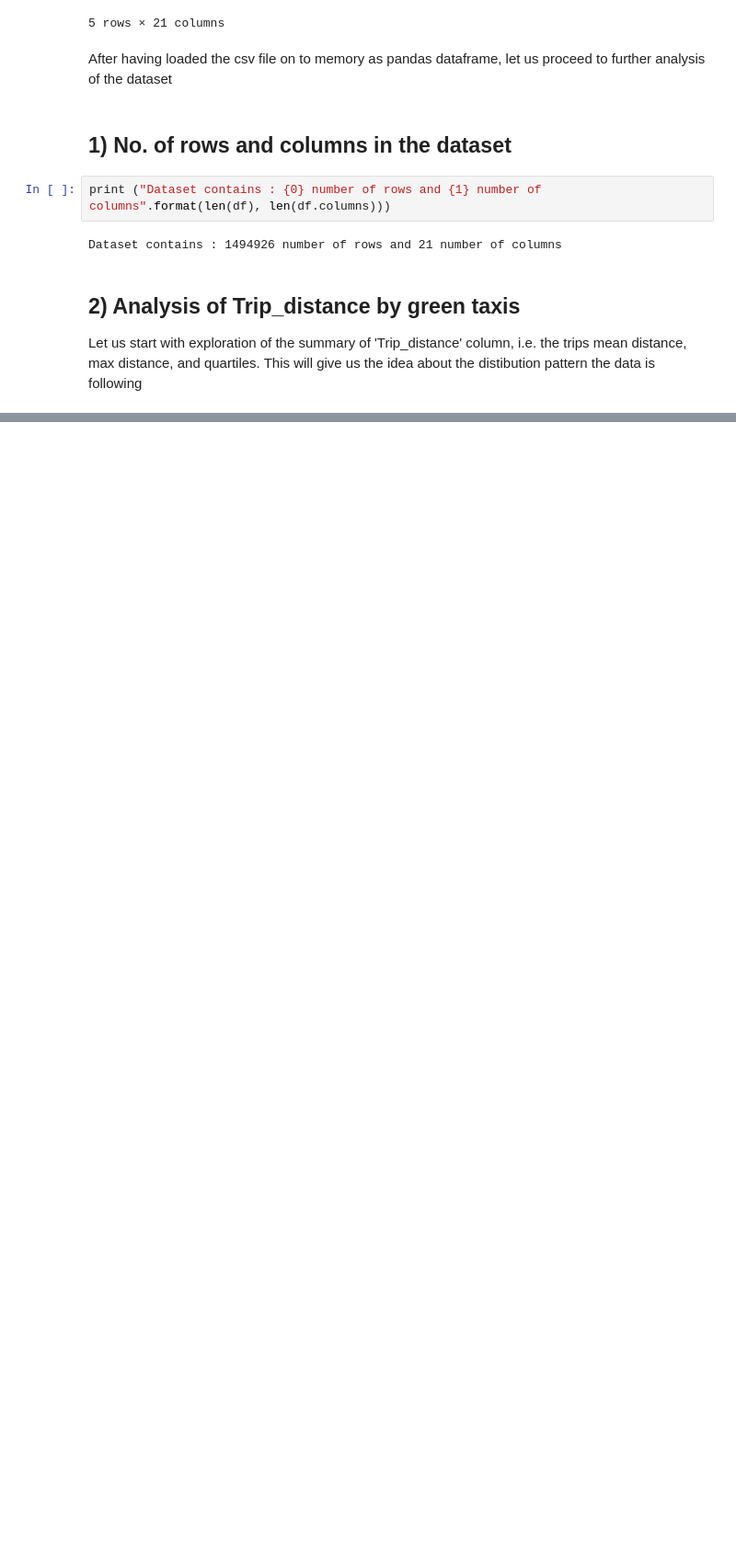
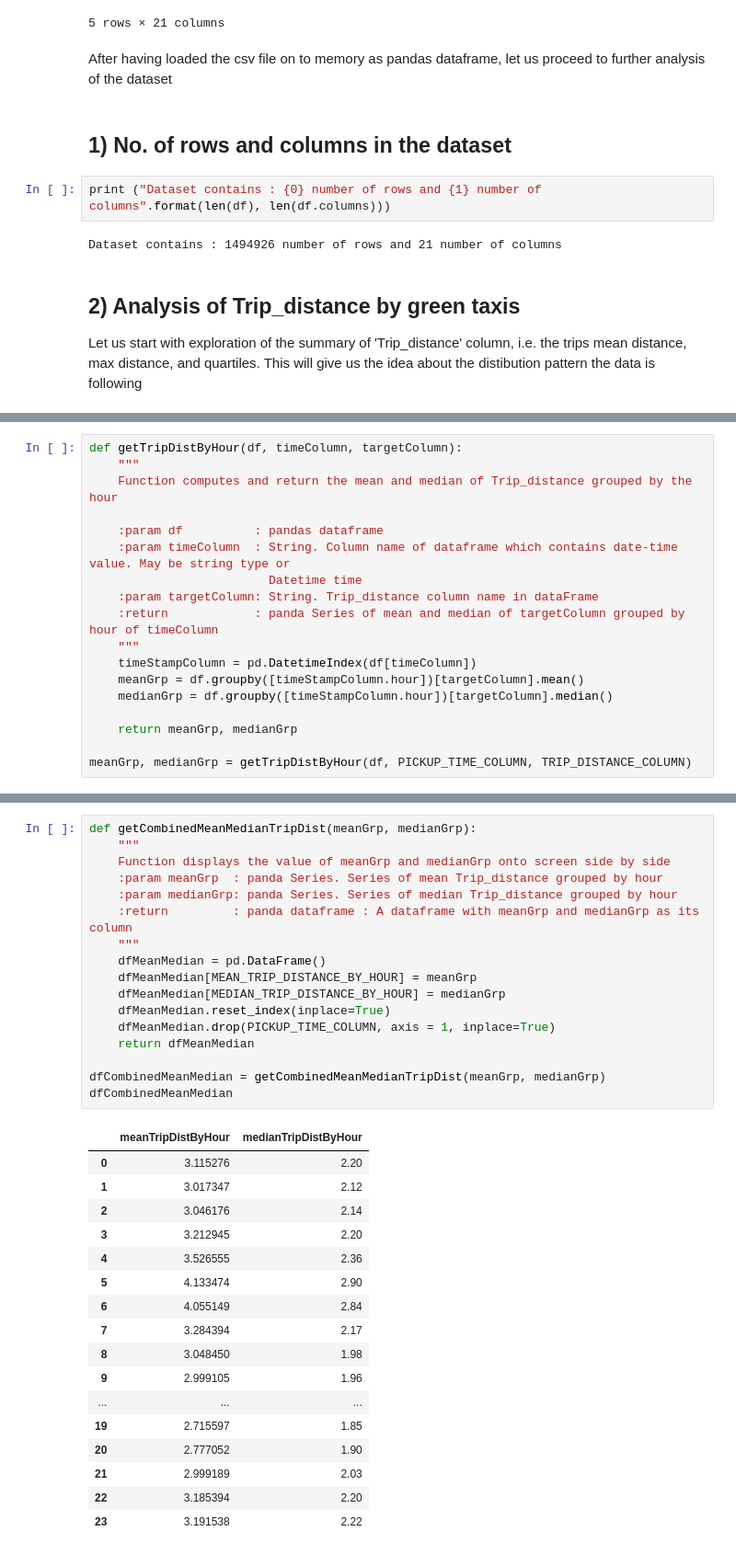
Before and after one commit to saurabhsingh13no/NewYork_GreenTaxis, a Jupyter notebook: notebook/GreenTaxis.ipynb, the cells around one changed output, grey strips where cells are left out. Shown: that part at 92% size. Drawn from its saved outputs; the diff is of its cells as text; blank space fills up the shorter version.

```diff
--- a/notebook/GreenTaxis.ipynb
+++ b/notebook/GreenTaxis.ipynb
@@ -139,0 +156,18 @@ df['Trip_distance'].mean()
+# %%
+def getTripDistByHour(df, timeColumn, targetColumn):
+    """
+    Function computes and return the mean and median of Trip_distance grouped by the hour
+
+    :param df          : pandas dataframe
+    :param timeColumn  : String. Column name of dataframe which contains date-time value. May be string type or
+                         Datetime time
+    :param targetColumn: String. Trip_distance column name in dataFrame
+    :return            : panda Series of mean and median of targetColumn grouped by hour of timeColumn
+    """
+    timeStampColumn = pd.DatetimeIndex(df[timeColumn])
+    meanGrp = df.groupby([timeStampColumn.hour])[targetColumn].mean()
+    medianGrp = df.groupby([timeStampColumn.hour])[targetColumn].median()
+
+    return meanGrp, medianGrp
+
+meanGrp, medianGrp = getTripDistByHour(df, PICKUP_TIME_COLUMN, TRIP_DISTANCE_COLUMN)
@@ -139,0 +178,35 @@ df['Trip_distance'].mean()
+# %%
+def getCombinedMeanMedianTripDist(meanGrp, medianGrp):
+    """
+    Function displays the value of meanGrp and medianGrp onto screen side by side
+    :param meanGrp  : panda Series. Series of mean Trip_distance grouped by hour
+    :param medianGrp: panda Series. Series of median Trip_distance grouped by hour
+    :return         : panda dataframe : A dataframe with meanGrp and medianGrp as its column
+    """
+    dfMeanMedian = pd.DataFrame()
+    dfMeanMedian[MEAN_TRIP_DISTANCE_BY_HOUR] = meanGrp
+    dfMeanMedian[MEDIAN_TRIP_DISTANCE_BY_HOUR] = medianGrp
+    dfMeanMedian.reset_index(inplace=True)
+    dfMeanMedian.drop(PICKUP_TIME_COLUMN, axis = 1, inplace=True)
+    return dfMeanMedian
+
+dfCombinedMeanMedian = getCombinedMeanMedianTripDist(meanGrp, medianGrp)
+dfCombinedMeanMedian
+# %% [output]
+|  | meanTripDistByHour | medianTripDistByHour |
+| 0 | 3.115276 | 2.20 |
+| 1 | 3.017347 | 2.12 |
+| 2 | 3.046176 | 2.14 |
+| 3 | 3.212945 | 2.20 |
+| 4 | 3.526555 | 2.36 |
+| 5 | 4.133474 | 2.90 |
+| 6 | 4.055149 | 2.84 |
+| 7 | 3.284394 | 2.17 |
+| 8 | 3.048450 | 1.98 |
+| 9 | 2.999105 | 1.96 |
+| ... | ... | ... |
+| 19 | 2.715597 | 1.85 |
+| 20 | 2.777052 | 1.90 |
+| 21 | 2.999189 | 2.03 |
+| 22 | 3.185394 | 2.20 |
+| 23 | 3.191538 | 2.22 |
```
Also changed, not shown: parts of 21 cells of this notebook.
